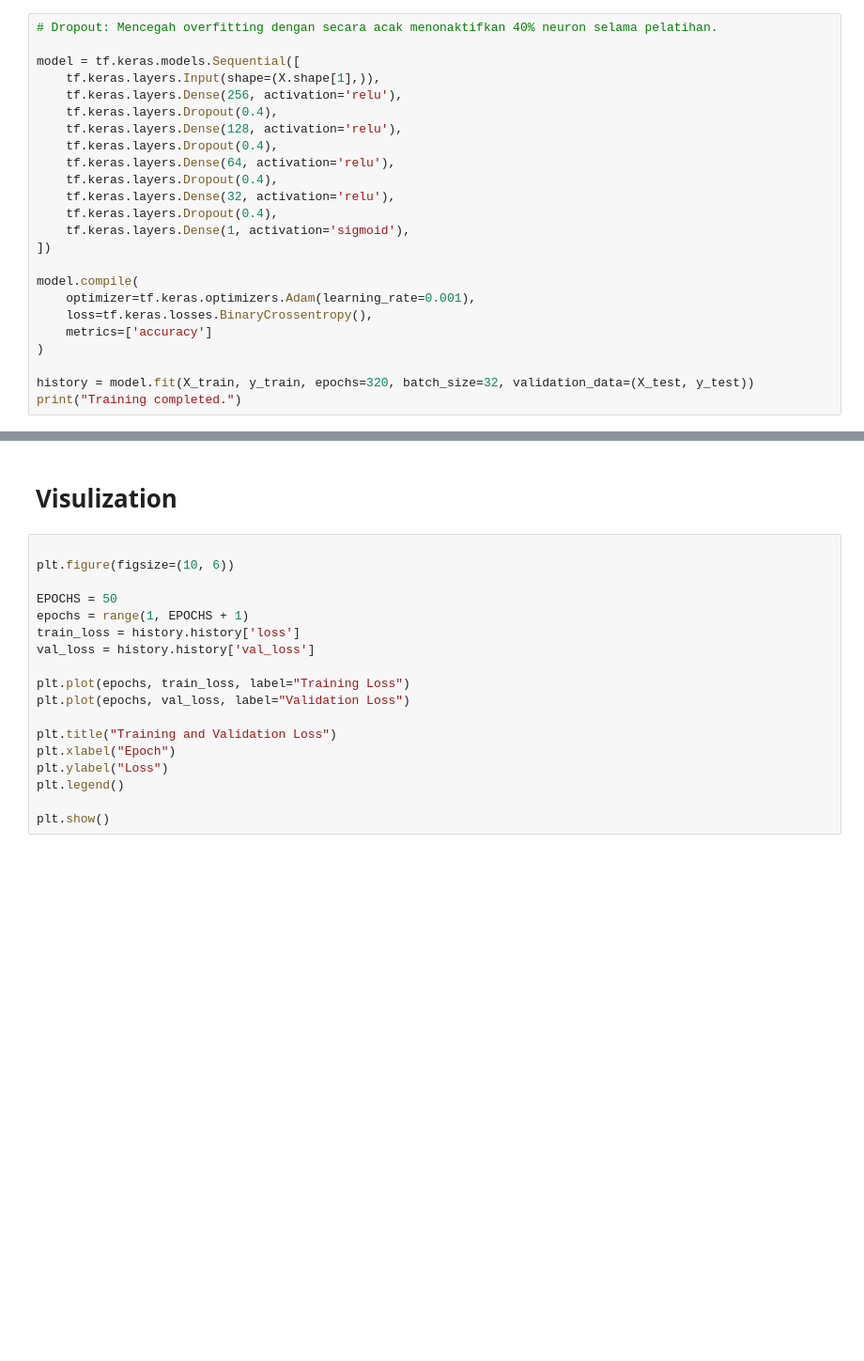
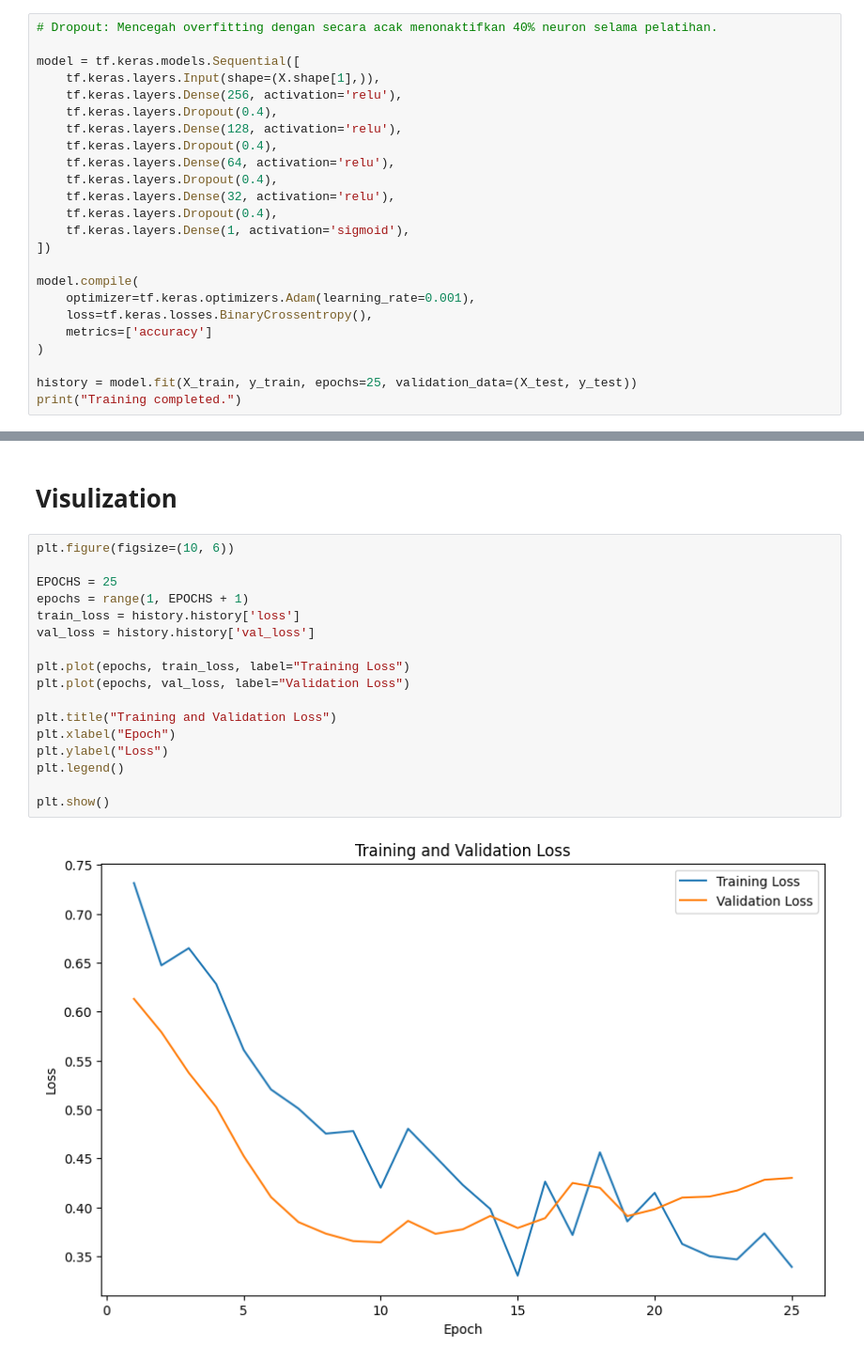
Before and after one commit to UWONGMUMET/Bankitz, a Jupyter notebook: Binary Classifcation with NN/Heart Attack Analysis & Prediction.ipynb, the cells around one changed output, grey strips where cells are left out. Shown: that part at 94% size. Cells and saved outputs as stored; diff of their text form; blank space fills up the shorter version.

```diff
--- a/Binary Classifcation with NN/Heart Attack Analysis & Prediction.ipynb
+++ b/Binary Classifcation with NN/Heart Attack Analysis & Prediction.ipynb
@@ -124,6 +124,6 @@ model.compile(
     metrics=['accuracy']
 )
 
-history = model.fit(X_train, y_train, epochs=320, batch_size=32, validation_data=(X_test, y_test))
+history = model.fit(X_train, y_train, epochs=25, validation_data=(X_test, y_test))
 print("Training completed.")
 # %% [output]
@@ -147,20 +147,21 @@ Training completed.
 # %% [markdown]
 # Visulization
 # %%
-
 plt.figure(figsize=(10, 6))
 
-EPOCHS = 50
+EPOCHS = 25
 epochs = range(1, EPOCHS + 1)
 train_loss = history.history['loss']
 val_loss = history.history['val_loss']
 
 plt.plot(epochs, train_loss, label="Training Loss")
 plt.plot(epochs, val_loss, label="Validation Loss")
 
 plt.title("Training and Validation Loss")
 plt.xlabel("Epoch")
 plt.ylabel("Loss")
 plt.legend()
 
 plt.show()
+# %% [output]
+[figure, added]
```
Also changed, not shown: parts of 2 cells of this notebook, 2 other files.
